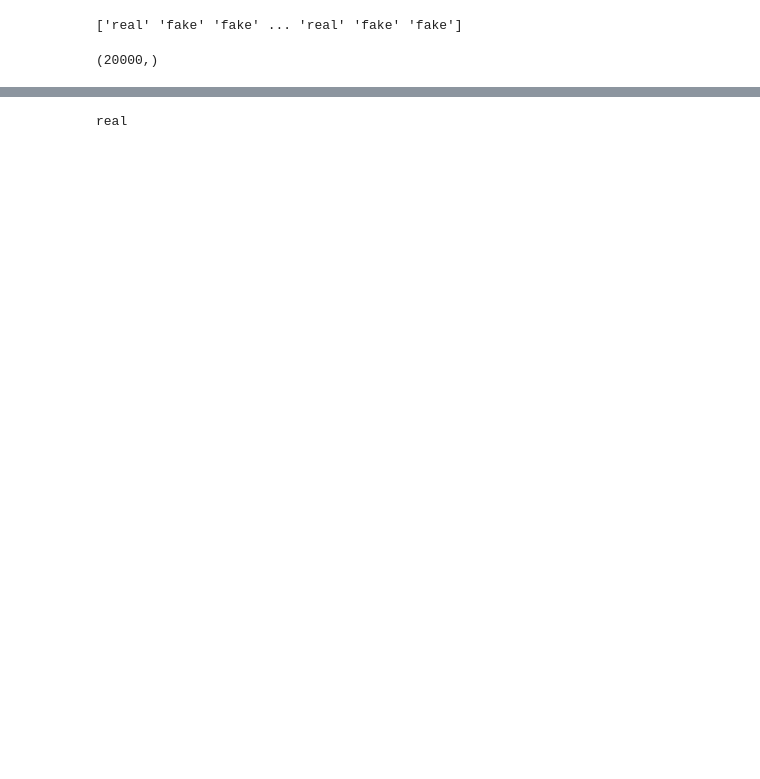
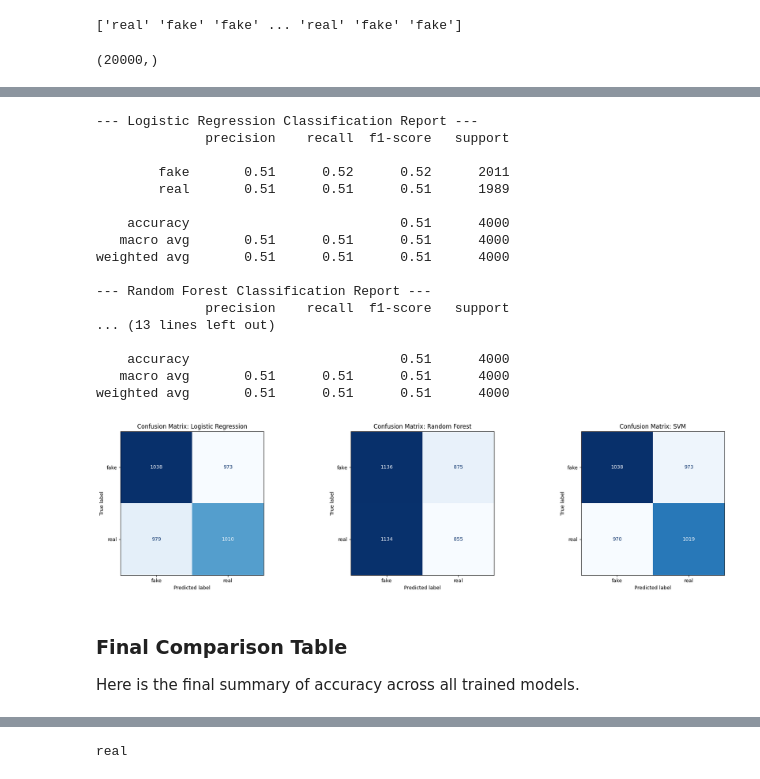
Before and after one commit to HARSHUL-1312/fake-news-prediction, a Jupyter notebook: fake_news_prediction.ipynb, the cells around one changed output, grey strips where cells are left out. Saved outputs shown, nothing was run; the diff lists cells and outputs as text; code cells hidden in the pictures; blank space fills up the shorter version.

```diff
--- a/fake_news_prediction.ipynb
+++ b/fake_news_prediction.ipynb
@@ -185,0 +237,42 @@ accuracy score of test data  0.49175
+# %%
+from sklearn.metrics import classification_report, confusion_matrix, ConfusionMatrixDisplay
+
+# Loop through each model to print detailed metrics and plot confusion matrices
+fig, axes = plt.subplots(1, 3, figsize=(20, 5))
+
+for i, (name, model) in enumerate(models.items()):
+    test_pred = model.predict(X_test)
+
+    print(f"--- {name} Classification Report ---")
+    print(classification_report(y_test, test_pred))
+
+    # Plot Confusion Matrix
+    cm = confusion_matrix(y_test, test_pred, labels=model.classes_)
+    disp = ConfusionMatrixDisplay(confusion_matrix=cm, display_labels=model.classes_)
+    disp.plot(ax=axes[i], cmap='Blues', colorbar=False)
+    axes[i].set_title(f'Confusion Matrix: {name}')
+
+plt.tight_layout()
+plt.show()
+# %% [output]
+--- Logistic Regression Classification Report ---
+              precision    recall  f1-score   support
+
+        fake       0.51      0.52      0.52      2011
+        real       0.51      0.51      0.51      1989
+
+    accuracy                           0.51      4000
+   macro avg       0.51      0.51      0.51      4000
+weighted avg       0.51      0.51      0.51      4000
+
+--- Random Forest Classification Report ---
+              precision    recall  f1-score   support
+... (13 lines left out)
+
+    accuracy                           0.51      4000
+   macro avg       0.51      0.51      0.51      4000
+weighted avg       0.51      0.51      0.51      4000
+[figure, added]
+# %% [markdown]
+### Final Comparison Table
+Here is the final summary of accuracy across all trained models.
```
Also changed, not shown: parts of 21 cells of this notebook.
